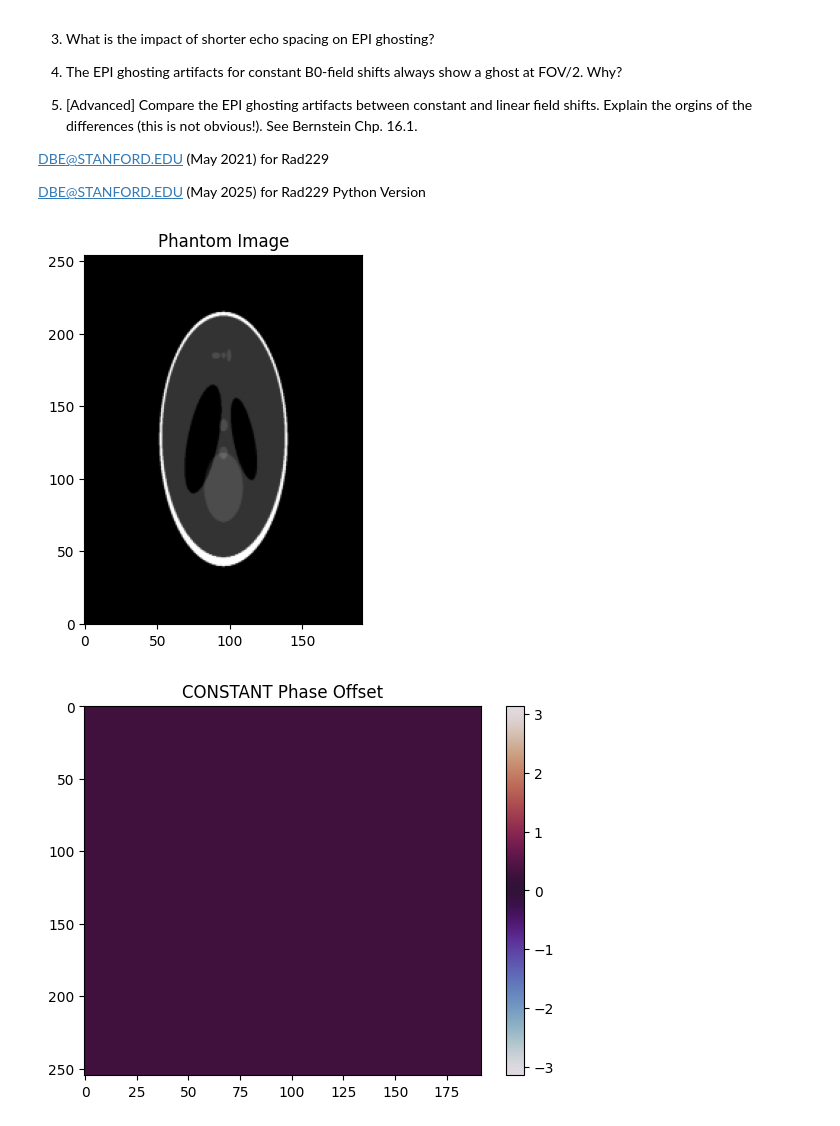
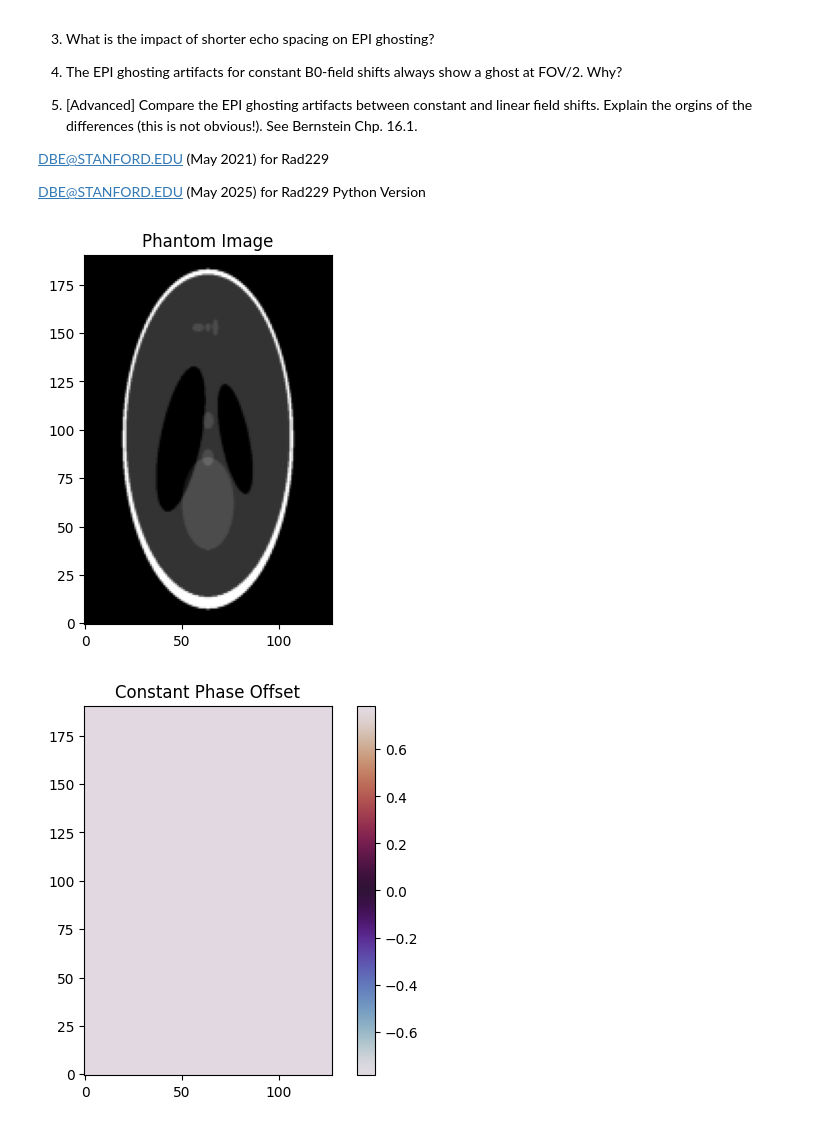
Before and after one commit to mribri999/MRSignalsSeqs, a Jupyter notebook: Python/Rad229_EPI_Ghosting_Demo.ipynb, the cells around one changed output. Cells and saved outputs as stored; diff of their text form; code cells hidden in the pictures.

```diff
--- a/Python/Rad229_EPI_Ghosting_Demo.ipynb
+++ b/Python/Rad229_EPI_Ghosting_Demo.ipynb
@@ -29,39 +29,39 @@ from Rad229_MRI_Phantom import rad229_mri_phantom
 import matplotlib.pyplot as plt
 from scipy.ndimage import shift
 
 # System parameters
 sys = {}
 sys['B0'] = 3.0  # Magnetic field strength in Tesla
 sys['gamma_bar'] = 42.57e6  # 1H gyromagnetic ratio in [Hz/T]
 
-sys['dB0_ppm'] = 3.5e-6  # sys.B0 shift [ppm]
+sys['dB0_ppm'] = 100.5e-6  # sys.B0 shift [ppm]
 sys['dB0'] = sys['dB0_ppm'] * sys['B0']  # sys.B0 shift [T]
 sys['f0'] = sys['gamma_bar'] * sys['dB0']  # Frequency offset [Hz]
 
 # Acquisition parameters
 acq = {}
 acq['Nx'] = 128
 acq['Ny'] = 191
 acq['ESP'] = 100e-6  # Echo spacing [s]
 
 # Generate a phantom object
 phantom, mask = rad229_mri_phantom(acq)  # Make a Shepp-Logan phantom
 phantom = np.array(phantom, dtype=complex)  # Cast phantom as complex
 
 # Assuming acq is a dictionary and P is a 2D NumPy array
-pad_width = int(acq['Nx'] / 4)
-phantom = np.pad(phantom, pad_width=((pad_width, pad_width), (pad_width, pad_width)), mode='constant', constant_values=0)
+#pad_width = int(acq['Nx'] / 4)
+#phantom = np.pad(phantom, pad_width=((pad_width, pad_width), (pad_width, pad_width)), mode='constant', constant_values=0)
 
 # Update matrix size after padding
-acq['Nx'] = phantom.shape[0]
-acq['Ny'] = phantom.shape[1]
+acq['Ny'] = phantom.shape[0]  # Rows
+acq['Nx'] = phantom.shape[1]  # Columns
 
 # Make figure of the phantom
 plt.figure
 plt.imshow(np.abs(phantom), cmap='gray', origin='lower');
 plt.title('Phantom Image');
 # %% [output]
-[figure, old version]
+[figure, new version]
 # %%
 # Generate a spatially independent and constant phase from a B0 offset
 phase_off = 2 * np.pi * sys['f0'] * acq['ESP'] * np.ones_like(phantom, dtype=float) # Phase offset [rad]
@@ -71,14 +71,13 @@ phase_off = 2 * np.pi * sys['f0'] * acq['ESP'] * np.ones_like(phantom, dtype=flo
 
 # Plot the constant phase offset
 plt.figure()
-plt.imshow(phase_off, cmap='twilight', aspect='equal')
-plt.title('CONSTANT Phase Offset')
+plt.imshow(phase_off, cmap='twilight', origin='lower')
+plt.title('Constant Phase Offset')
 plt.colorbar()
-plt.clim(-np.pi, np.pi)
-plt.axis('tight')
+plt.clim(-np.pi/4, np.pi/4)
 plt.show()
 # %% [output]
-[figure, old version]
+[figure, new version]
 # %%
 # Even echoes see +phs; odd echoes see -phs
 obj_pos_phase = phantom * np.exp(+1j * phase_off)
```
Also changed, not shown: parts of 3 cells of this notebook, 21 other files.
